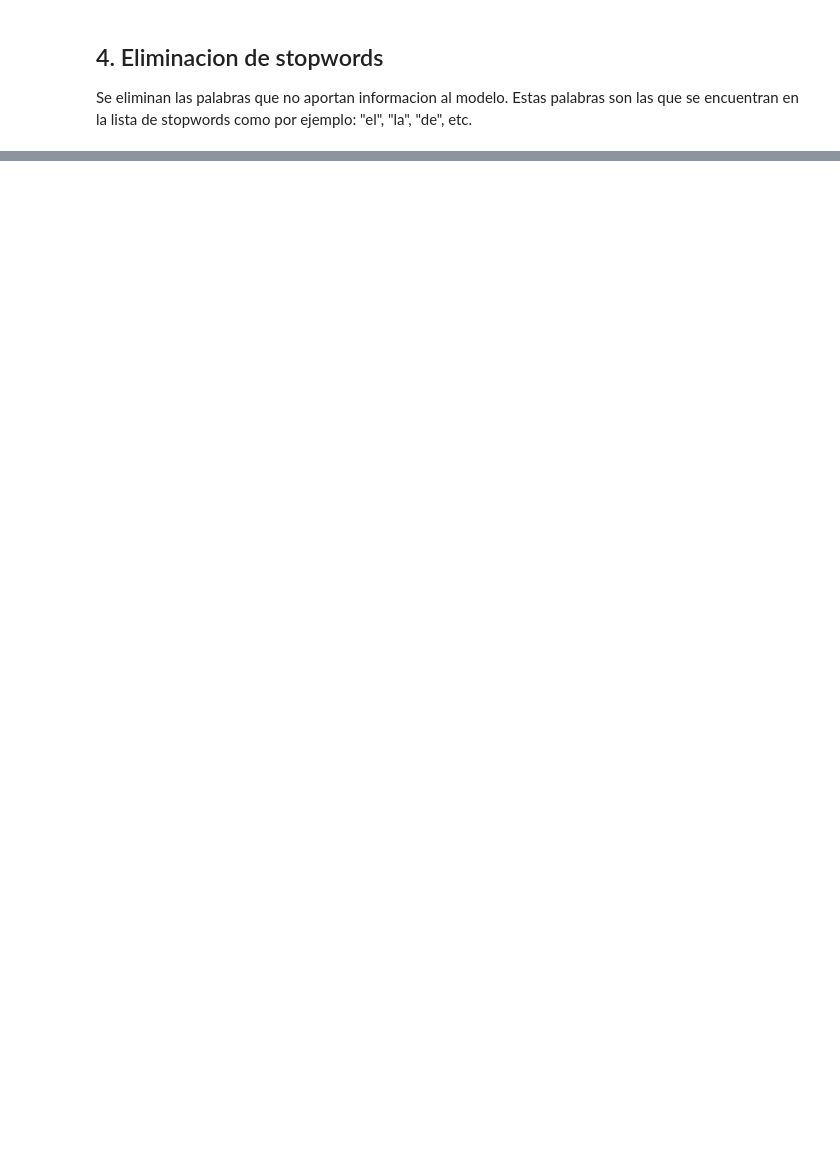
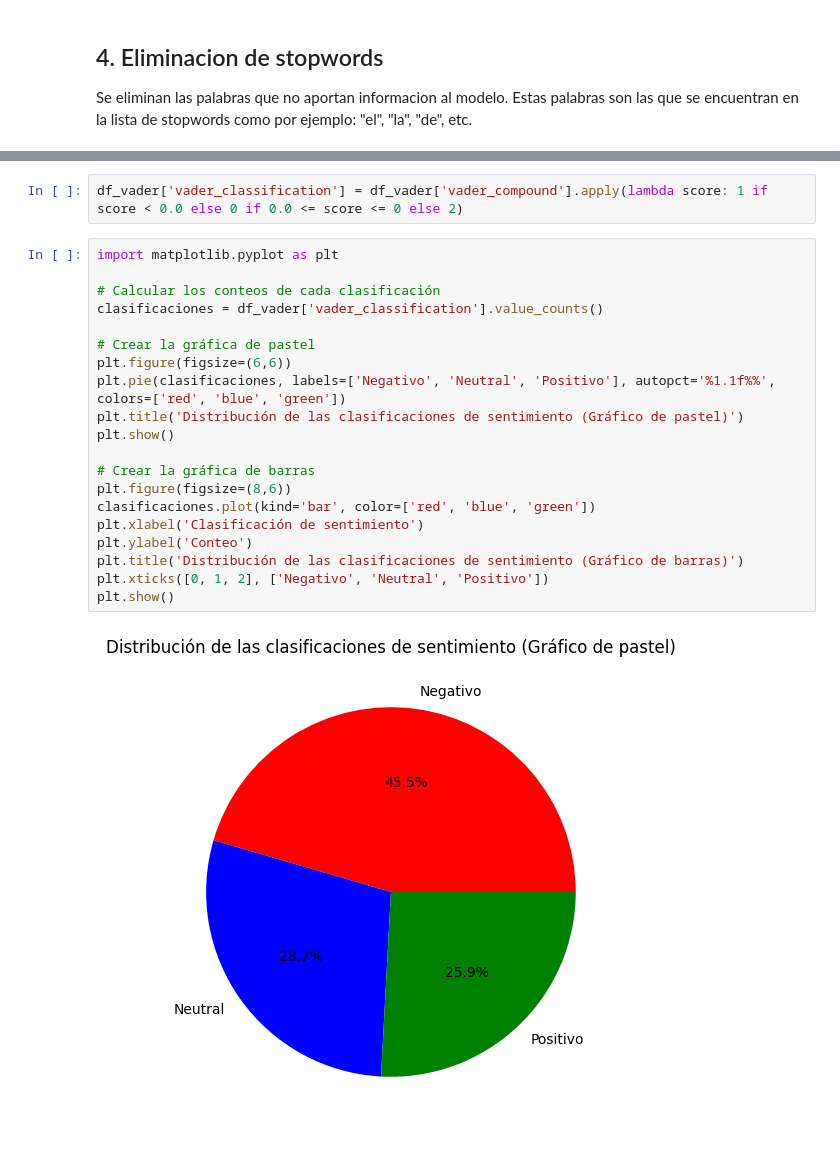
Before and after one commit to Dylanuga/YouTubeCommentsAnalysis, a Jupyter notebook: notebooks/Analisis.ipynb, the cells around one changed output, grey strips where cells are left out. Cells and saved outputs as stored; diff of their text form; blank space fills up the shorter version.

```diff
--- a/notebooks/Analisis.ipynb
+++ b/notebooks/Analisis.ipynb
@@ -212,0 +415,24 @@ for token in doc:
+# %%
+df_vader['vader_classification'] = df_vader['vader_compound'].apply(lambda score: 1 if score < 0.0 else 0 if 0.0 <= score <= 0 else 2)
+# %%
+import matplotlib.pyplot as plt
+
+# Calcular los conteos de cada clasificación
+clasificaciones = df_vader['vader_classification'].value_counts()
+
+# Crear la gráfica de pastel
+plt.figure(figsize=(6,6))
+plt.pie(clasificaciones, labels=['Negativo', 'Neutral', 'Positivo'], autopct='%1.1f%%', colors=['red', 'blue', 'green'])
+plt.title('Distribución de las clasificaciones de sentimiento (Gráfico de pastel)')
+plt.show()
+
+# Crear la gráfica de barras
+plt.figure(figsize=(8,6))
+clasificaciones.plot(kind='bar', color=['red', 'blue', 'green'])
+plt.xlabel('Clasificación de sentimiento')
+plt.ylabel('Conteo')
+plt.title('Distribución de las clasificaciones de sentimiento (Gráfico de barras)')
+plt.xticks([0, 1, 2], ['Negativo', 'Neutral', 'Positivo'])
+plt.show()
+# %% [output]
+[figure, added]
```
Also changed, not shown: parts of 44 cells of this notebook, 9 other files.
